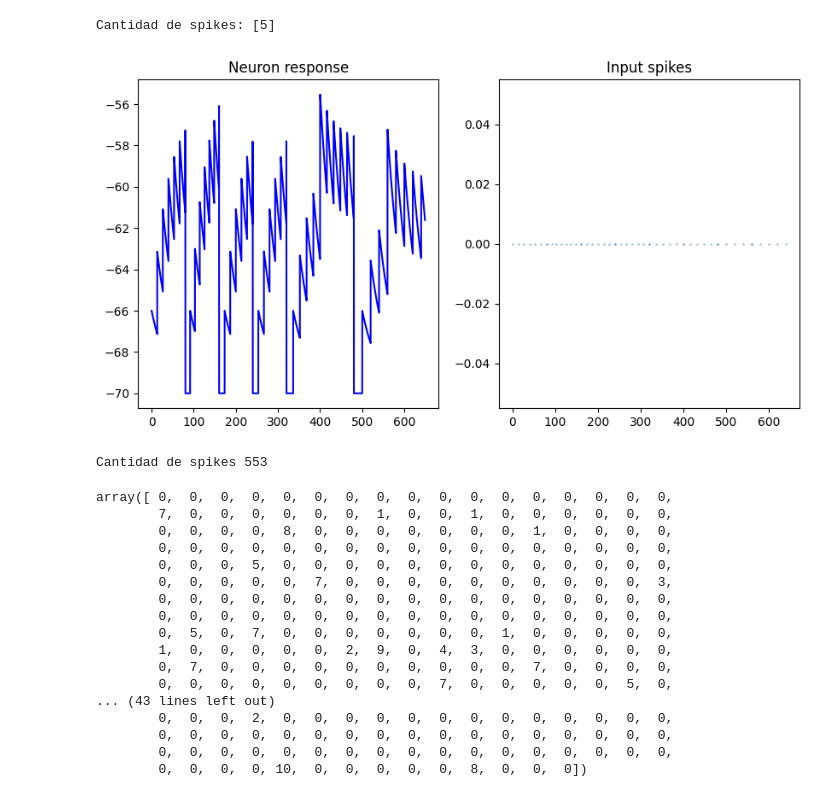
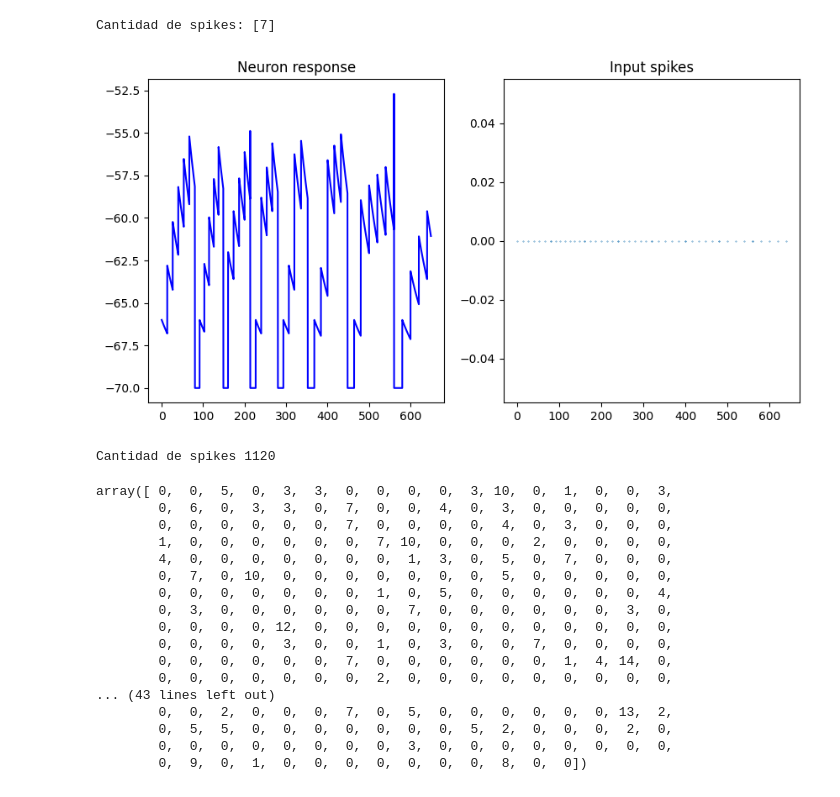
Before and after one commit to des-cei/manias_externo, a Jupyter notebook: baseline_lsm.ipynb, the cells around one changed output. Cells and saved outputs as stored; diff of their text form; code cells hidden in the pictures.

```diff
--- a/baseline_lsm.ipynb
+++ b/baseline_lsm.ipynb
@@ -22,16 +26,16 @@ fsdd = FSDD(time_bin=80, max_spikes=10, n_dim=26,  hop_lenght=400, random_state=
 #  ANALISIS A NIVEL DE NEURONA
 # ===============================
 """
-Aqui veremos la configuracion para el modelo LIF. Se tunearan el tau y los pesos de los inputs.
+Aqui veremos la configuracion para el modelo LIF. Se tunearán el tau y los pesos de los inputs.
 El objetivo es comprobar que dados los inputs del dataset (con su respectivo spike rate),
 las neuronas tendran una cantidad de spikes razonable. ¿Que es razonable? Si durante toda la simulacion
-se activan 4~8 veces es razonable. Menos de eso es muy poco y mas de eso es demasiado.
+se activan 4~10 parece razonable. Menos de eso es muy poco y mas de eso es demasiado.
 Obviamente todo esto es "al ojo". En este notebook no hay optimizacion.
 """
 
 # ================
 # HIPERPARAMETROS
-tau    	   = 40
+tau    	   = 60
 weight_in  = 4
 refractory = 5
 instance   = 11
@@ -42,35 +46,35 @@ instance   = 11
 syn_in = [(0,0,weight_in)]
 instance = np.array(fsdd.d_train[instance])
 channel0  = instance[ instance[:,1]==0 ][:,0].round(2)
 channel0  = [ (time,0) for time in channel0 ]
 
 # ==============
 # CONFIGURACION
 config = eBallena.createConfig(n_inputs=1, n_neu=1, tau=tau, max_sim_time=3_000, refractory_time=refractory, threshold=-55)
 
 
 # ==============
 #  SIMULACION
 volt = eBallena.simulate( config, channel0, syn_in, [], mode='VOLTAGES' )
 spk  = eBallena.simulate( config, channel0, syn_in, [], mode='STATE' )
 
 
 # ==============
 #      PLOT
 
 print('Cantidad de spikes:',spk)
 
 plt.figure( figsize=(10,5) )
 plt.subplot(121)
 plt.title('Neuron response')
 eBallena.plotVoltage( volt, 0, config )
 plt.subplot(122)
 plt.title('Input spikes')
 plt.scatter( np.array(channel0)[:,0],np.array(channel0)[:,1], s=0.1 )
 plt.show()
 # %% [output]
-Cantidad de spikes: [5]
+Cantidad de spikes: [7]
-[figure, old version]
+[figure, new version]
 # %%
 # ======================
 #    TUNNING INPUTS
@@ -85,7 +89,7 @@ tienen una respuesta distintas por parte de la red
 # ================
 # HIPERPARAMETROS
 prob_connection = 0.03
-instance   = 10
+instance   = 6
 
 connections_in, syn_type = generateTopologyInput(26,1000,prob_connection=prob_connection)
 syn_in = assignWeightsInputs(connections_in, syn_type, weight_in )
@@ -95,24 +99,24 @@ num_spikes = eBallena.simulate( config, fsdd.d_train[instance], syn_in, [], mode
 print('Cantidad de spikes', num_spikes.sum())
 num_spikes
 # %% [output]
-Cantidad de spikes 553
+Cantidad de spikes 1120
-array([ 0,  0,  0,  0,  0,  0,  0,  0,  0,  0,  0,  0,  0,  0,  0,  0,  0,
-        7,  0,  0,  0,  0,  0,  0,  1,  0,  0,  1,  0,  0,  0,  0,  0,  0,
-        0,  0,  0,  0,  8,  0,  0,  0,  0,  0,  0,  0,  1,  0,  0,  0,  0,
-        0,  0,  0,  0,  0,  0,  0,  0,  0,  0,  0,  0,  0,  0,  0,  0,  0,
-        0,  0,  0,  5,  0,  0,  0,  0,  0,  0,  0,  0,  0,  0,  0,  0,  0,
-        0,  0,  0,  0,  0,  7,  0,  0,  0,  0,  0,  0,  0,  0,  0,  0,  3,
-        0,  0,  0,  0,  0,  0,  0,  0,  0,  0,  0,  0,  0,  0,  0,  0,  0,
-        0,  0,  0,  0,  0,  0,  0,  0,  0,  0,  0,  0,  0,  0,  0,  0,  0,
-        0,  5,  0,  7,  0,  0,  0,  0,  0,  0,  0,  1,  0,  0,  0,  0,  0,
-        1,  0,  0,  0,  0,  0,  2,  9,  0,  4,  3,  0,  0,  0,  0,  0,  0,
-        0,  7,  0,  0,  0,  0,  0,  0,  0,  0,  0,  0,  7,  0,  0,  0,  0,
-        0,  0,  0,  0,  0,  0,  0,  0,  0,  7,  0,  0,  0,  0,  0,  5,  0,
+array([ 0,  0,  5,  0,  3,  3,  0,  0,  0,  0,  3, 10,  0,  1,  0,  0,  3,
+        0,  6,  0,  3,  3,  0,  7,  0,  0,  4,  0,  3,  0,  0,  0,  0,  0,
+        0,  0,  0,  0,  0,  0,  7,  0,  0,  0,  0,  4,  0,  3,  0,  0,  0,
+        1,  0,  0,  0,  0,  0,  0,  7, 10,  0,  0,  0,  2,  0,  0,  0,  0,
+        4,  0,  0,  0,  0,  0,  0,  0,  1,  3,  0,  5,  0,  7,  0,  0,  0,
+        0,  7,  0, 10,  0,  0,  0,  0,  0,  0,  0,  5,  0,  0,  0,  0,  0,
+        0,  0,  0,  0,  0,  0,  0,  1,  0,  5,  0,  0,  0,  0,  0,  0,  4,
+        0,  3,  0,  0,  0,  0,  0,  0,  7,  0,  0,  0,  0,  0,  0,  3,  0,
+        0,  0,  0,  0, 12,  0,  0,  0,  0,  0,  0,  0,  0,  0,  0,  0,  0,
+        0,  0,  0,  0,  3,  0,  0,  1,  0,  3,  0,  0,  7,  0,  0,  0,  0,
+        0,  0,  0,  0,  0,  0,  7,  0,  0,  0,  0,  0,  0,  1,  4, 14,  0,
+        0,  0,  0,  0,  0,  0,  0,  2,  0,  0,  0,  0,  0,  0,  0,  0,  0,
 ... (43 lines left out)
-        0,  0,  0,  2,  0,  0,  0,  0,  0,  0,  0,  0,  0,  0,  0,  0,  0,
-        0,  0,  0,  0,  0,  0,  0,  0,  0,  0,  0,  0,  0,  0,  0,  0,  0,
-        0,  0,  0,  0,  0,  0,  0,  0,  0,  0,  0,  0,  0,  0,  0,  0,  0,
-        0,  0,  0,  0, 10,  0,  0,  0,  0,  0,  8,  0,  0,  0])
+        0,  0,  2,  0,  0,  0,  7,  0,  5,  0,  0,  0,  0,  0,  0, 13,  2,
+        0,  5,  5,  0,  0,  0,  0,  0,  0,  0,  5,  2,  0,  0,  0,  2,  0,
+        0,  0,  0,  0,  0,  0,  0,  0,  3,  0,  0,  0,  0,  0,  0,  0,  0,
+        0,  9,  0,  1,  0,  0,  0,  0,  0,  0,  0,  8,  0,  0])
 # %%
 # ======================
 #   TESTING ACCURACY
```
Also changed, not shown: parts of 5 cells of this notebook, 5 other files.
